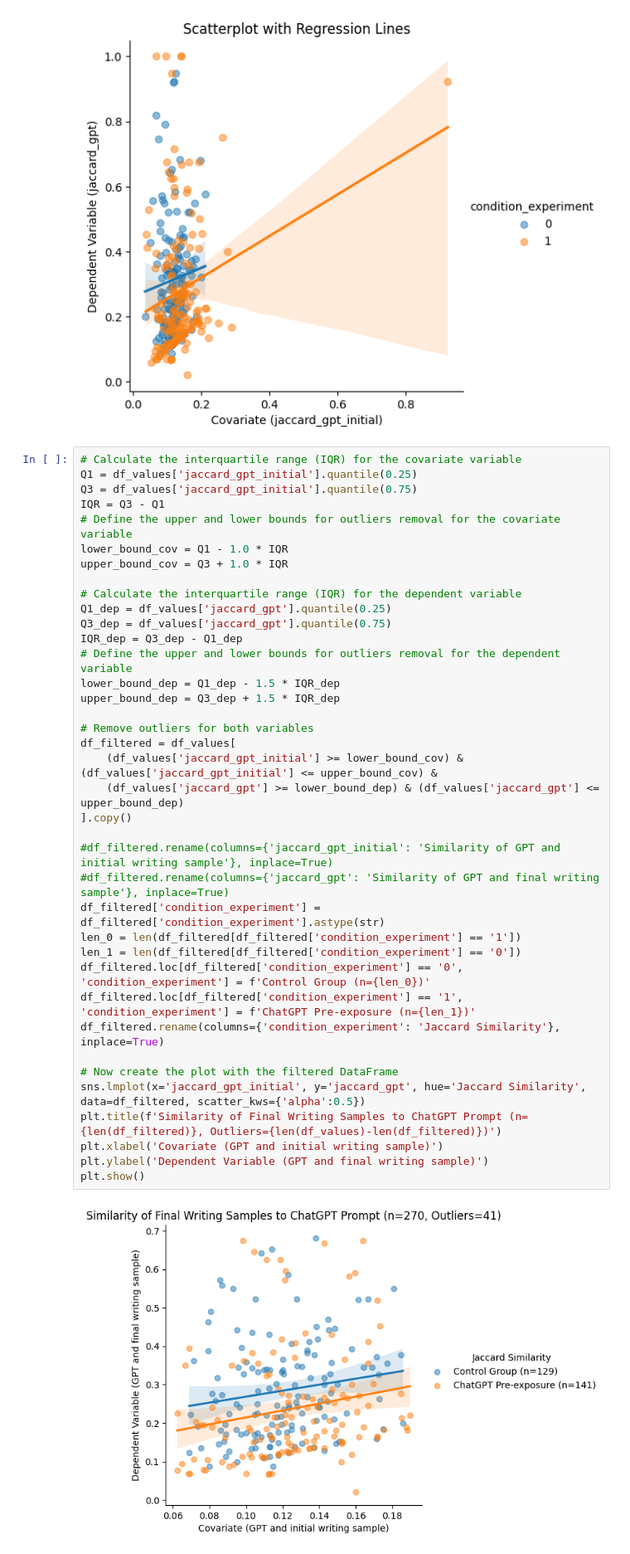
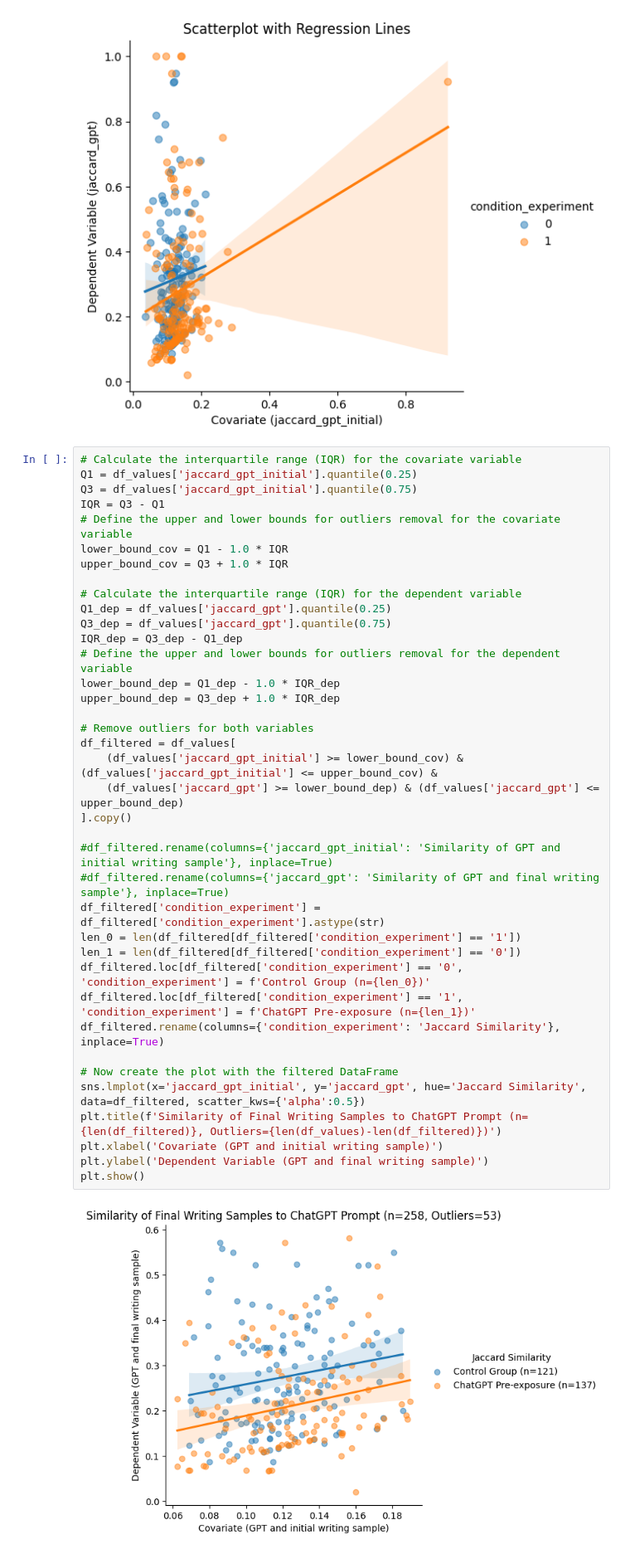
Before and after one commit to georgeh12/ai-writing-survey, a Jupyter notebook: ancova.ipynb, the cells around one changed output. Shown at 83% size. Saved outputs shown, nothing was run; the diff lists cells and outputs as text.

```diff
--- a/ancova.ipynb
+++ b/ancova.ipynb
@@ -61,33 +61,33 @@ lower_bound_cov = Q1 - 1.0 * IQR
 upper_bound_cov = Q3 + 1.0 * IQR
 
 # Calculate the interquartile range (IQR) for the dependent variable
 Q1_dep = df_values['jaccard_gpt'].quantile(0.25)
 Q3_dep = df_values['jaccard_gpt'].quantile(0.75)
 IQR_dep = Q3_dep - Q1_dep
 # Define the upper and lower bounds for outliers removal for the dependent variable
-lower_bound_dep = Q1_dep - 1.5 * IQR_dep
-upper_bound_dep = Q3_dep + 1.5 * IQR_dep
+lower_bound_dep = Q1_dep - 1.0 * IQR_dep
+upper_bound_dep = Q3_dep + 1.0 * IQR_dep
 
 # Remove outliers for both variables
 df_filtered = df_values[
     (df_values['jaccard_gpt_initial'] >= lower_bound_cov) & (df_values['jaccard_gpt_initial'] <= upper_bound_cov) &
     (df_values['jaccard_gpt'] >= lower_bound_dep) & (df_values['jaccard_gpt'] <= upper_bound_dep)
 ].copy()
 
 #df_filtered.rename(columns={'jaccard_gpt_initial': 'Similarity of GPT and initial writing sample'}, inplace=True)
 #df_filtered.rename(columns={'jaccard_gpt': 'Similarity of GPT and final writing sample'}, inplace=True)
 df_filtered['condition_experiment'] = df_filtered['condition_experiment'].astype(str)
 len_0 = len(df_filtered[df_filtered['condition_experiment'] == '1'])
 len_1 = len(df_filtered[df_filtered['condition_experiment'] == '0'])
 df_filtered.loc[df_filtered['condition_experiment'] == '0', 'condition_experiment'] = f'Control Group (n={len_0})'
 df_filtered.loc[df_filtered['condition_experiment'] == '1', 'condition_experiment'] = f'ChatGPT Pre-exposure (n={len_1})'
 df_filtered.rename(columns={'condition_experiment': 'Jaccard Similarity'}, inplace=True)
 
 # Now create the plot with the filtered DataFrame
 sns.lmplot(x='jaccard_gpt_initial', y='jaccard_gpt', hue='Jaccard Similarity', data=df_filtered, scatter_kws={'alpha':0.5})
 plt.title(f'Similarity of Final Writing Samples to ChatGPT Prompt (n={len(df_filtered)}, Outliers={len(df_values)-len(df_filtered)})')
 plt.xlabel('Covariate (GPT and initial writing sample)')
 plt.ylabel('Dependent Variable (GPT and final writing sample)')
 plt.show()
 # %% [output]
-[figure, old version]
+[figure, new version]
```
Also changed, not shown: parts of 1 cell of this notebook.
